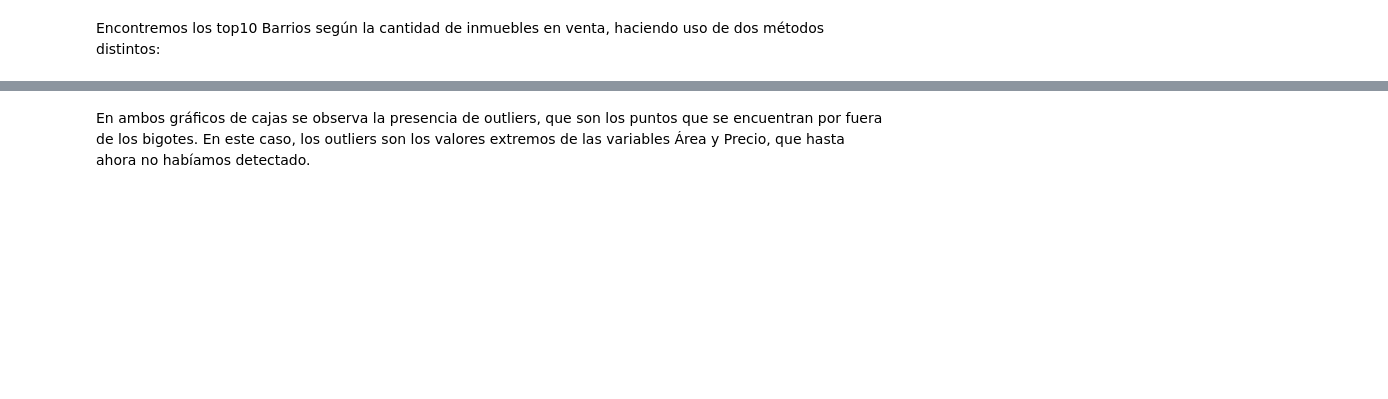
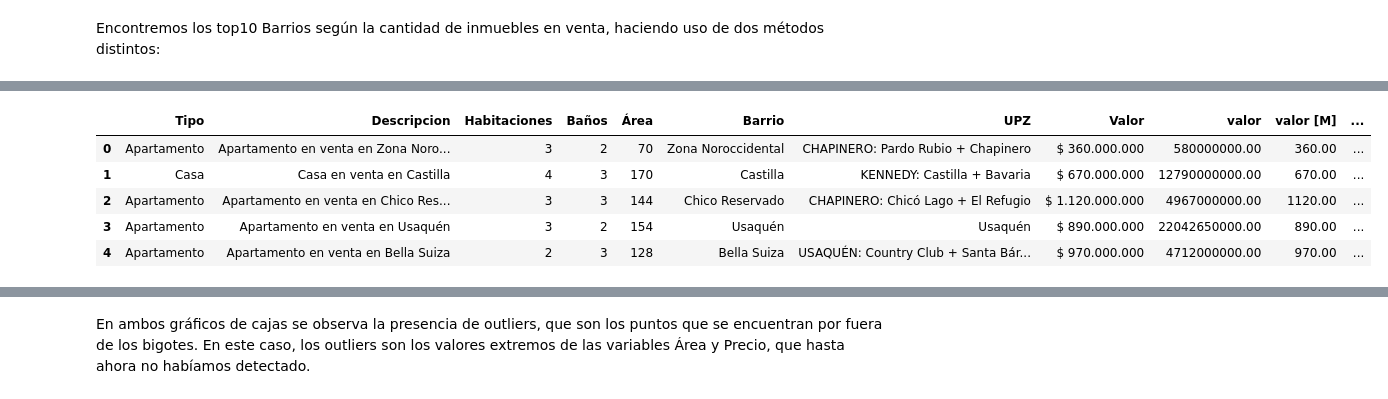
Before and after one commit to JsebastianUVPRQ/ES_Bogota_real_state_market_analysis, a Jupyter notebook: EDA-main.ipynb, the cells around one changed output, grey strips where cells are left out. Saved outputs shown, nothing was run; the diff lists cells and outputs as text; code cells hidden in the pictures; blank space fills up the shorter version.

```diff
--- a/EDA-main.ipynb
+++ b/EDA-main.ipynb
@@ -284,3 +290,12 @@ datos_barrio
+# %%
+inmuebles.head(5)
+# %% [output]
+|  | Tipo | Descripcion | Habitaciones | Baños | Área | Barrio | UPZ | Valor | valor | valor [M] | ... |
+| 0 | Apartamento | Apartamento en venta en Zona Noro... | 3 | 2 | 70 | Zona Noroccidental | CHAPINERO: Pardo Rubio + Chapinero | $ 360.000.000 | 580000000.00 | 360.00 | ... |
+| 1 | Casa | Casa en venta en Castilla | 4 | 3 | 170 | Castilla | KENNEDY: Castilla + Bavaria | $ 670.000.000 | 12790000000.00 | 670.00 | ... |
+| 2 | Apartamento | Apartamento en venta en Chico Res... | 3 | 3 | 144 | Chico Reservado | CHAPINERO: Chicó Lago + El Refugio | $ 1.120.000.000 | 4967000000.00 | 1120.00 | ... |
+| 3 | Apartamento | Apartamento en venta en Usaquén | 3 | 2 | 154 | Usaquén | Usaquén | $ 890.000.000 | 22042650000.00 | 890.00 | ... |
+| 4 | Apartamento | Apartamento en venta en Bella Suiza | 2 | 3 | 128 | Bella Suiza | USAQUÉN: Country Club + Santa Bár... | $ 970.000.000 | 4712000000.00 | 970.00 | ... |
 # %%
 datos_barrio.query("Barrio in @top_barrios")
 # %% [output]
```
Also changed, not shown: parts of 15 cells of this notebook, 2 other files.
